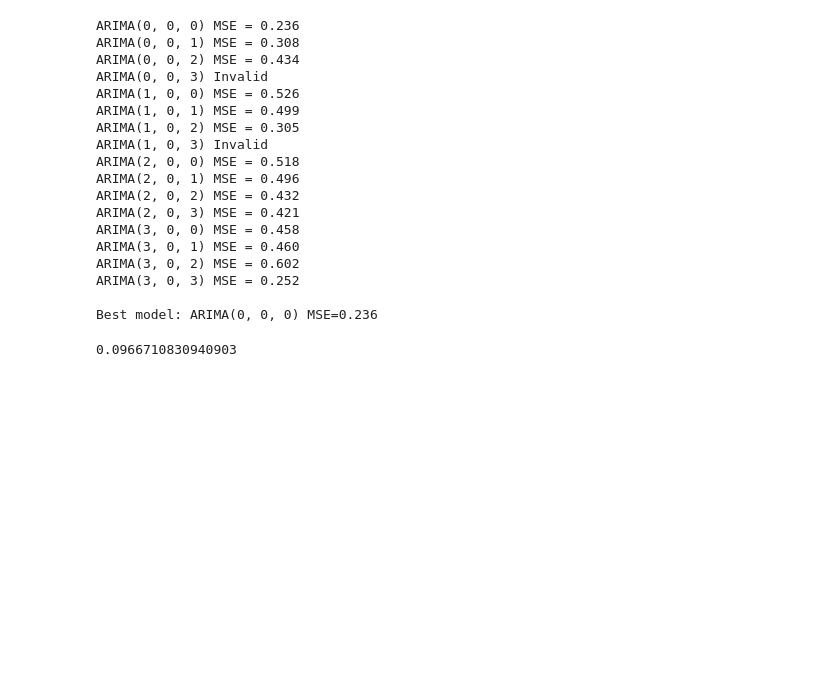
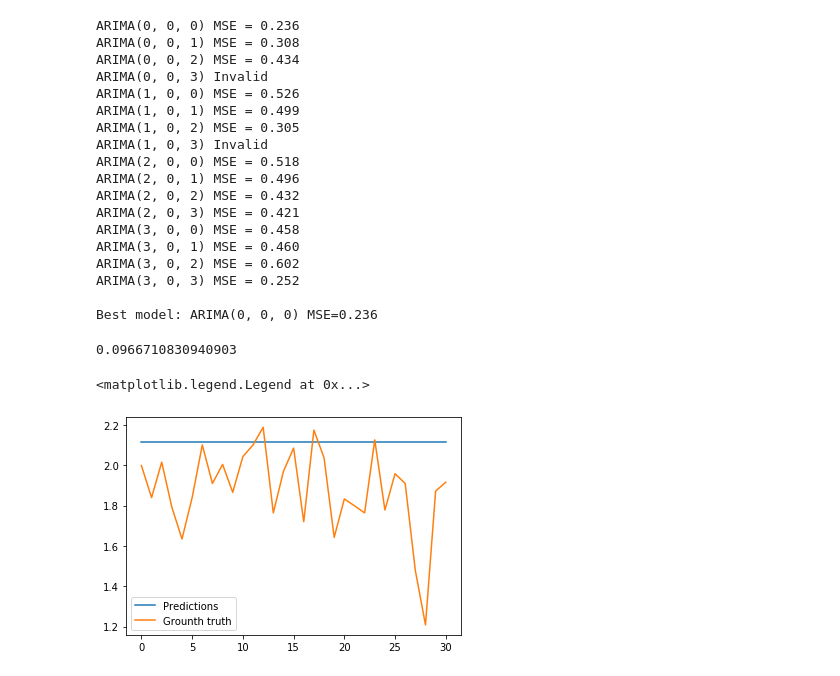
Before and after one commit to carlosdg/AirPollutionForecasting, a Jupyter notebook: Software/jupyter/notebooks/AirPollutionForecasting.ipynb, the cells around one changed output. Cells and saved outputs as stored; diff of their text form; code cells hidden in the pictures; blank space fills up the shorter version.

```diff
--- a/Software/jupyter/notebooks/PM10_TomeCano.ipynb
+++ b/Software/jupyter/notebooks/AirPollutionForecasting.ipynb
@@ -635,7 +633,7 @@ p-value                          0.000001
 Number of Observations Used    179.000000
 dtype: float64
 # %%
-def evaluate_arima_model(arima_order, train, validation):
+def run_arima_model(arima_order, train, validation):
     history = train.copy()
     predictions = []
 
@@ -646,7 +644,7 @@ def evaluate_arima_model(arima_order, train, validation):
         predictions.append(pred)
         history.append(validation.take([i]))
 
-    return mean_squared_error(validation, predictions)
+    return predictions
 # %%
 def evaluate_models(train_df, validation_df, p_values, d_values, q_values, verbose=False):
     import warnings
@@ -660,7 +658,8 @@ def evaluate_models(train_df, validation_df, p_values, d_values, q_values, verbo
             for q in q_values:
                 order = (p, d, q)
                 try:
-                    mse = evaluate_arima_model(order, train_df, validation_df)
+                    preds = run_arima_model(order, train_df, validation_df)
+                    mse = mean_squared_error(validation_df, preds)
 
                     if mse < best_score:
                         best_score, best_order = mse, order
@@ -702,6 +701,14 @@ ARIMA(3, 0, 3) MSE = 0.252
 
 Best model: ARIMA(0, 0, 0) MSE=0.236
 # %%
-evaluate_arima_model(best_order, train_pm25, test_pm25)
+preds = run_arima_model(best_order, train_pm25, test_pm25)
+mean_squared_error(test_pm25, preds)
 # %% [output]
 0.0966710830940903
+# %%
+plt.plot(preds, label="Predictions")
+plt.plot(test_pm25.reset_index(drop=True), label="Grounth truth")
+plt.legend()
+# %% [output]
+<matplotlib.legend.Legend at 0x...>
+[figure, added]
```
Also changed, not shown: parts of 39 cells of this notebook.
